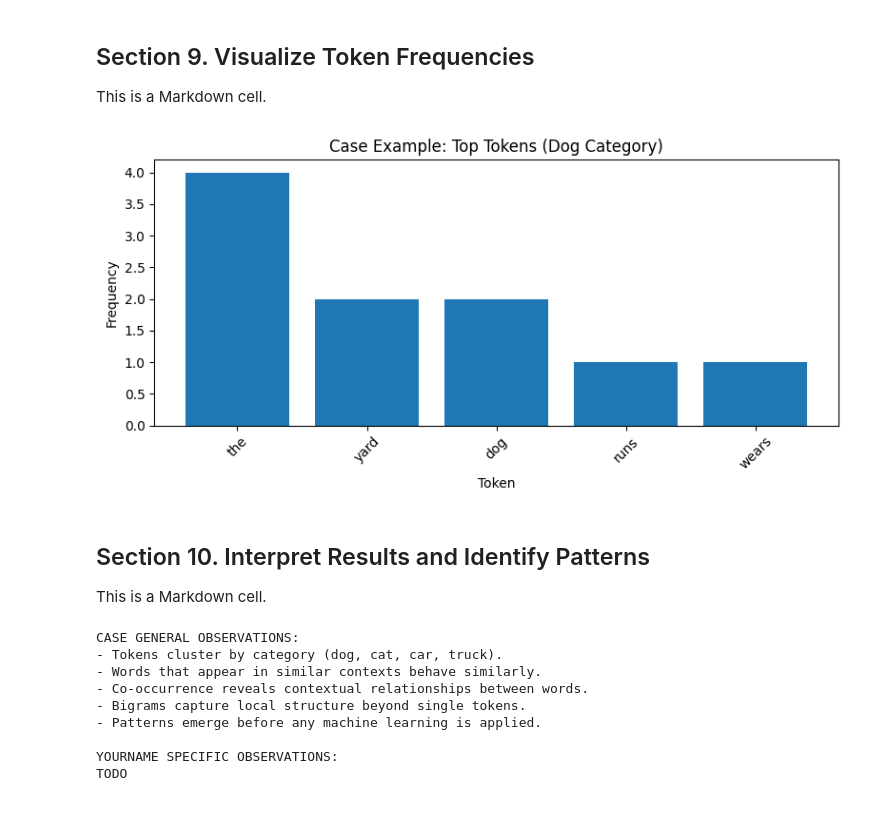
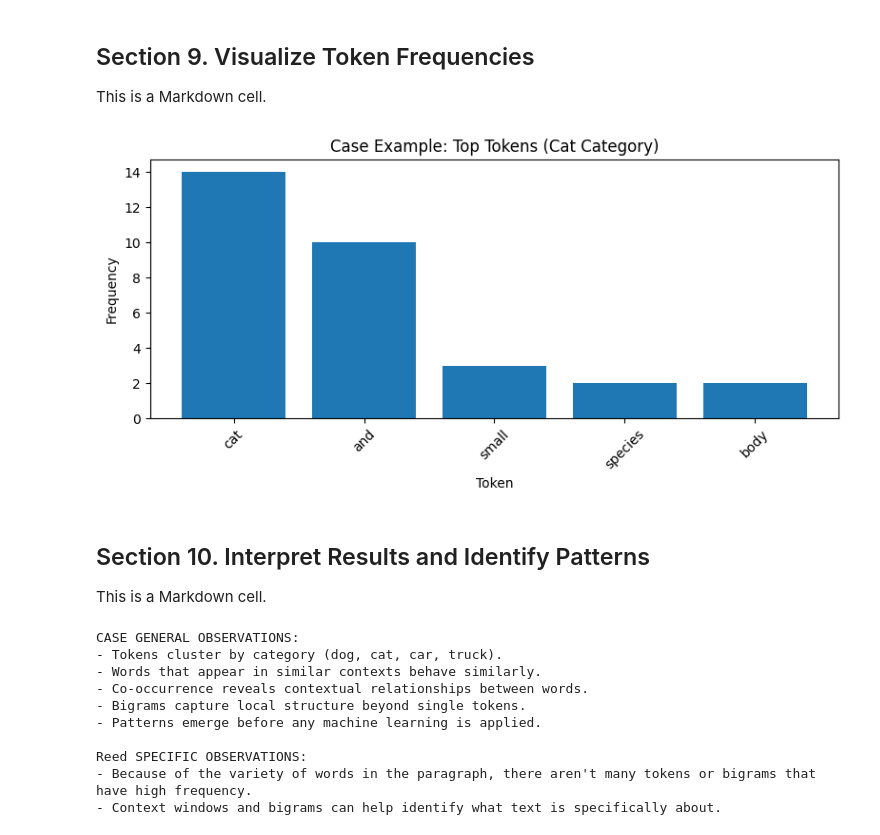
Before and after one commit to reedbc1/nlp-03-text-exploration, a Jupyter notebook: notebooks/nlp_corpus_explore_reed.ipynb, the cells around one changed output. Drawn from its saved outputs; the diff is of its cells as text; code cells hidden in the pictures.

```diff
--- a/notebooks/nlp_corpus_explore_reed.ipynb
+++ b/notebooks/nlp_corpus_explore_reed.ipynb
@@ -437,34 +457,34 @@ This is a Markdown cell.
 # %%
 # Section 9 Python cell
 
 # Define a new DataFrame that filters the category frequency DataFrame
 # to get the top 5 tokens for the "dog" category.
-dog_df = category_freq_df.filter(pl.col("category") == "dog").head(5)
+cat_df = category_freq_df.filter(pl.col("category") == "cat").head(5)
 
 # Create a figure that is 8 inches wide and 4 inches tall
 plt.figure(figsize=(8, 4))
 
 # Add a bar chart to the figure using the tokens as the x-axis and their frequencies as the y-axis.
-plt.bar(dog_df["token"], dog_df["len"])
+plt.bar(cat_df["token"], cat_df["len"])
 
 # Define the x-axis tick parameters to rotate the labels by 45 degrees for better readability.
 # The gca() function gets the current axes of the plot, and tick_params() is used to set the rotation of the x-axis labels.
 ax = plt.gca()
 ax.tick_params(axis="x", labelrotation=45)
 
 # Set the title and labels for the axes of the plot.
-plt.title("Case Example: Top Tokens (Dog Category)")
+plt.title("Case Example: Top Tokens (Cat Category)")
 plt.xlabel("Token")
 plt.ylabel("Frequency")
 
 # Adjust the layout of the plot to prevent overlap and ensure everything fits well.
 plt.tight_layout()
 
 # Display the plot on the screen.
 # The execution of the script will pause until the plot window is closed.
 plt.show()
 # %% [output]
-[figure, old version]
+[figure, new version]
 # %% [markdown]
 ## Section 10. Interpret Results and Identify Patterns
 
@@ -481,8 +501,13 @@ print("- Co-occurrence reveals contextual relationships between words.")
 print("- Bigrams capture local structure beyond single tokens.")
 print("- Patterns emerge before any machine learning is applied.")
 
-print("\nYOURNAME SPECIFIC OBSERVATIONS:")
-print("TODO")
+print("\nReed SPECIFIC OBSERVATIONS:")
+print(
+    "- Because of the variety of words in the paragraph, there aren't many tokens or bigrams that have high frequency."
+)
+print(
+    "- Context windows and bigrams can help identify what text is specifically about."
+)
 # %% [output]
 CASE GENERAL OBSERVATIONS:
 - Tokens cluster by category (dog, cat, car, truck).
@@ -491,8 +516,9 @@ CASE GENERAL OBSERVATIONS:
 - Bigrams capture local structure beyond single tokens.
 - Patterns emerge before any machine learning is applied.
 
-YOURNAME SPECIFIC OBSERVATIONS:
-TODO
+Reed SPECIFIC OBSERVATIONS:
+- Because of the variety of words in the paragraph, there aren't many tokens or bigrams that have high frequency.
+- Context windows and bigrams can help identify what text is specifically about.
 # %%
 # Final Python cell
 
```
Also changed, not shown: parts of 10 cells of this notebook, 1 other file.
